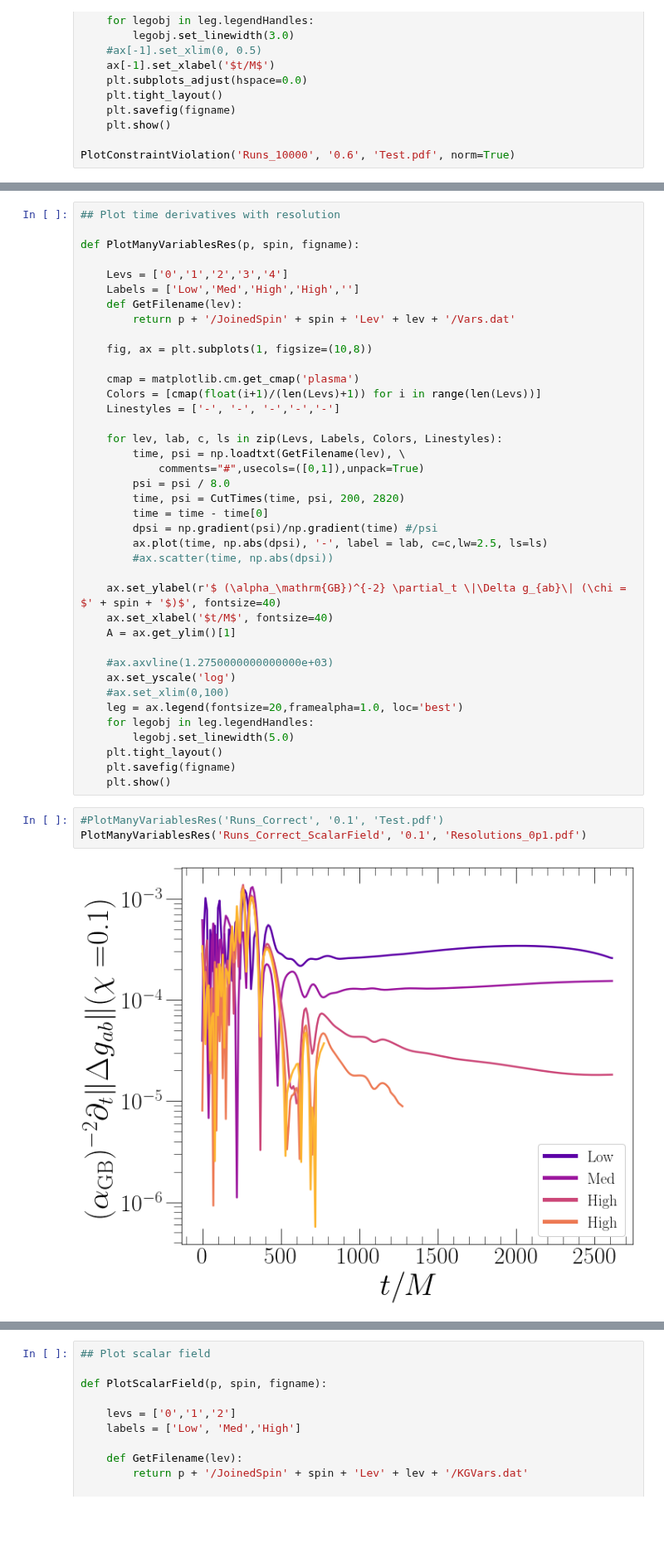
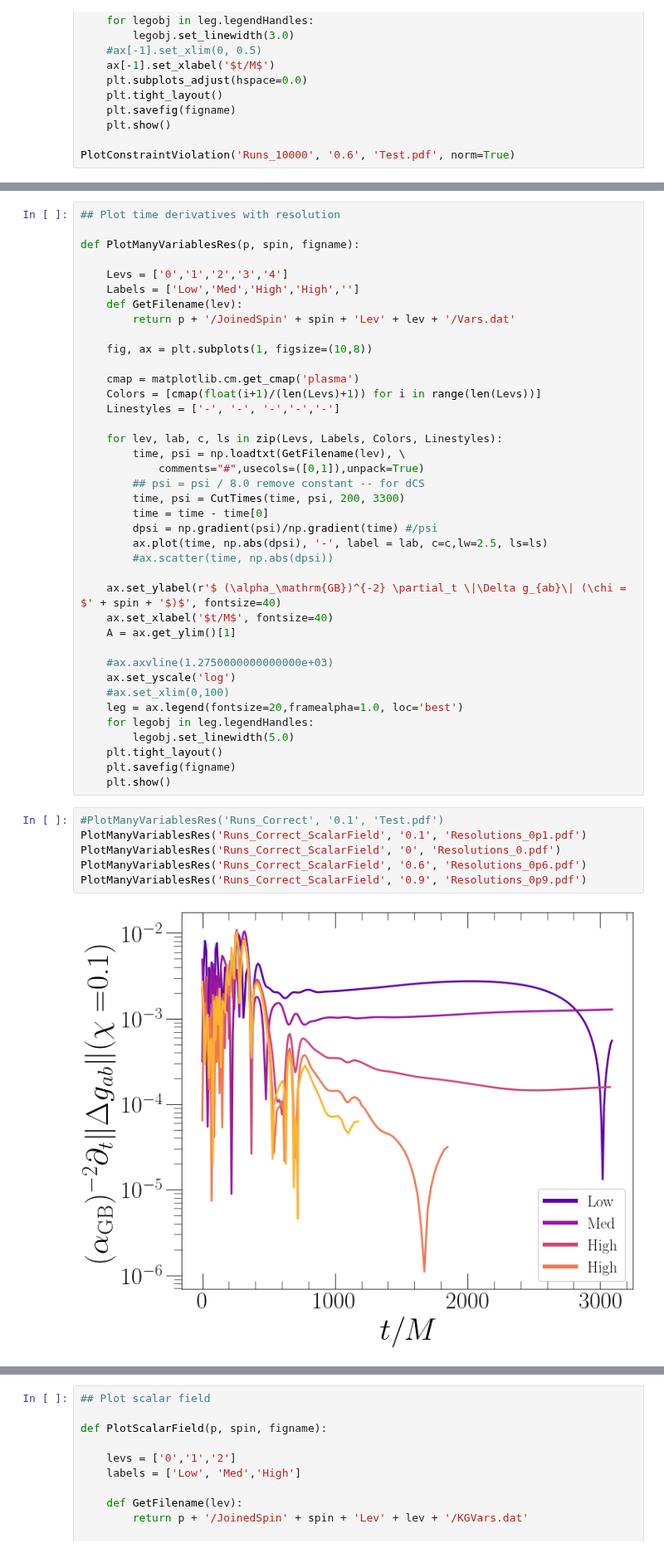
Before and after one commit to mariaokounkova/EDGB, a Jupyter notebook: Evolution/EvolutionPlots.ipynb, the cells around one changed output, grey strips where cells are left out. Shown at 83% size. Saved outputs shown, nothing was run; the diff lists cells and outputs as text; blank space fills up the shorter version.

Commit message:
EvolutionPlots: dtg removed constant and added scatter
Removed constant (a factor of 8 from dCS), and added scatter
points to the plot since we're not dumping the data as
frequently

```diff
--- a/Evolution/EvolutionPlots.ipynb
+++ b/Evolution/EvolutionPlots.ipynb
@@ -183,8 +183,8 @@ def PlotManyVariablesRes(p, spin, figname):
     for lev, lab, c, ls in zip(Levs, Labels, Colors, Linestyles):
         time, psi = np.loadtxt(GetFilename(lev), \
             comments="#",usecols=([0,1]),unpack=True)
-        psi = psi / 8.0
-        time, psi = CutTimes(time, psi, 200, 2820)
+        ## psi = psi / 8.0 remove constant -- for dCS
+        time, psi = CutTimes(time, psi, 200, 3300)
         time = time - time[0]
         dpsi = np.gradient(psi)/np.gradient(time) #/psi
         ax.plot(time, np.abs(dpsi), '-', label = lab, c=c,lw=2.5, ls=ls)
@@ -206,5 +206,8 @@ def PlotManyVariablesRes(p, spin, figname):
 # %%
 #PlotManyVariablesRes('Runs_Correct', '0.1', 'Test.pdf')
 PlotManyVariablesRes('Runs_Correct_ScalarField', '0.1', 'Resolutions_0p1.pdf')
+PlotManyVariablesRes('Runs_Correct_ScalarField', '0', 'Resolutions_0.pdf')
+PlotManyVariablesRes('Runs_Correct_ScalarField', '0.6', 'Resolutions_0p6.pdf')
+PlotManyVariablesRes('Runs_Correct_ScalarField', '0.9', 'Resolutions_0p9.pdf')
 # %% [output]
-[figure, old version]
+[figure, new version]
```
Also changed, not shown: parts of 3 cells of this notebook.
